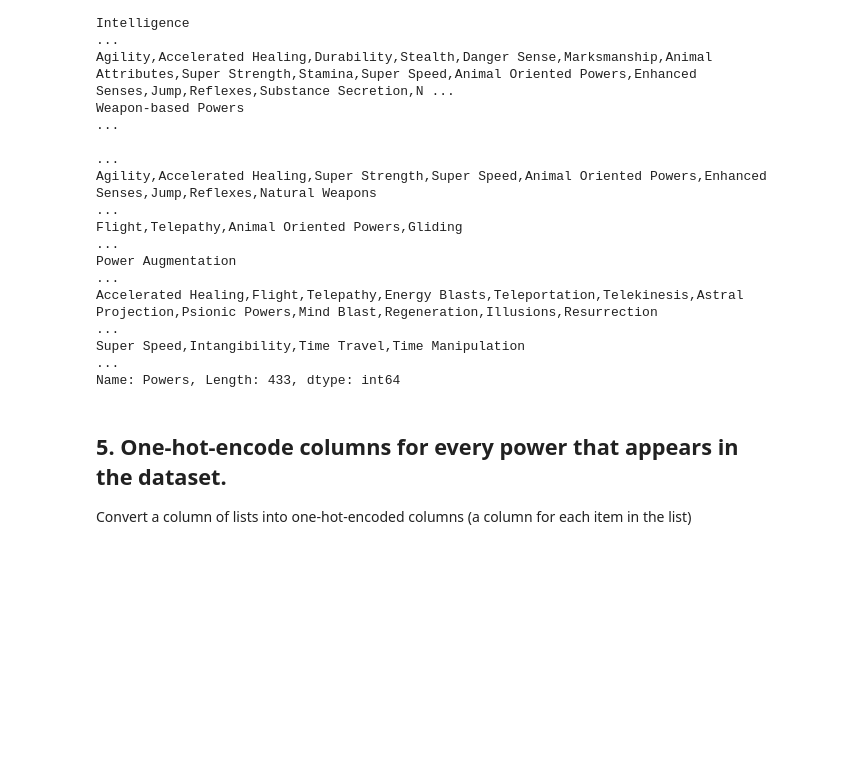
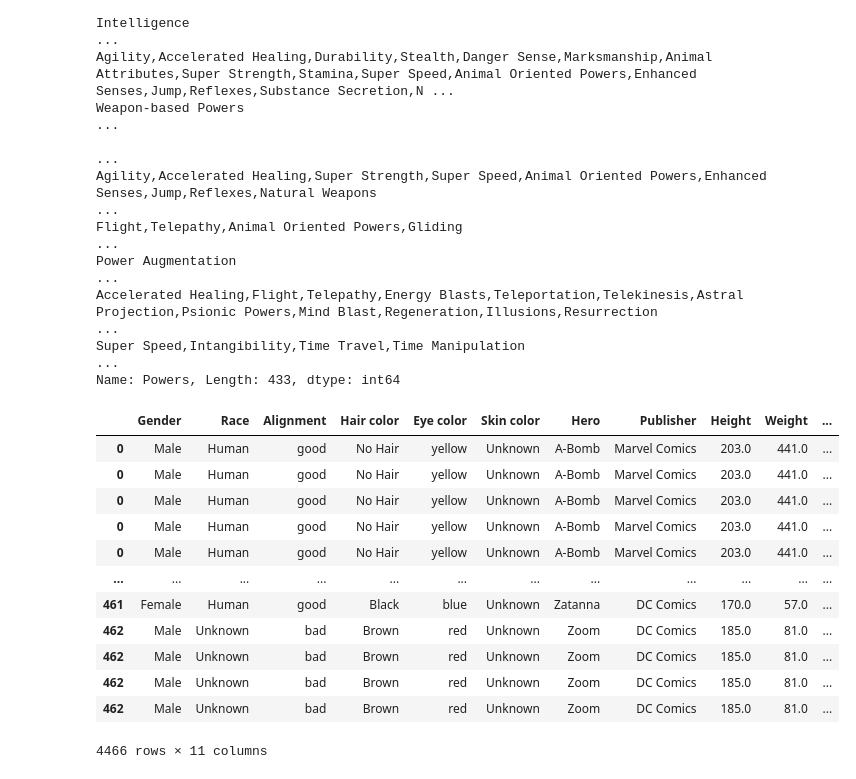
Before and after one commit to ericakitano/data-enrichment-week-14-core-assignment-2---Applying-Advanced-Transformations, a Jupyter notebook: Applying Advanced Transformations (Core).ipynb, the cells around one changed output. Cells and saved outputs as stored; diff of their text form; code cells hidden in the pictures; blank space fills up the shorter version.

```diff
--- a/Applying Advanced Transformations (Core).ipynb
+++ b/Applying Advanced Transformations (Core).ipynb
@@ -210,3 +212,5 @@ info['Weight'].head()
 Name: Weight, dtype: object
 # %% [markdown]
 ### 2.5 Convert dtype of values in "Height" and "Weight" columns to numerical
+# %%
+info['Height'] = info['Height'].astype(float)
@@ -371,4 +346,0 @@ hero.head()
-# %% [markdown]
-## 5. One-hot-encode columns for every power that appears in the dataset.
-
-Convert a column of lists into one-hot-encoded columns (a column for each item in the list)
@@ -383,0 +351,16 @@ preprocessor = make_column_transformer(ohe, ohe_cols)
+# %%
+hero
+# %% [output]
+|  | Gender | Race | Alignment | Hair color | Eye color | Skin color | Hero | Publisher | Height | Weight | ... |
+| 0 | Male | Human | good | No Hair | yellow | Unknown | A-Bomb | Marvel Comics | 203.0 | 441.0 | ... |
+| 0 | Male | Human | good | No Hair | yellow | Unknown | A-Bomb | Marvel Comics | 203.0 | 441.0 | ... |
+| 0 | Male | Human | good | No Hair | yellow | Unknown | A-Bomb | Marvel Comics | 203.0 | 441.0 | ... |
+| 0 | Male | Human | good | No Hair | yellow | Unknown | A-Bomb | Marvel Comics | 203.0 | 441.0 | ... |
+| 0 | Male | Human | good | No Hair | yellow | Unknown | A-Bomb | Marvel Comics | 203.0 | 441.0 | ... |
+| ... | ... | ... | ... | ... | ... | ... | ... | ... | ... | ... | ... |
+| 461 | Female | Human | good | Black | blue | Unknown | Zatanna | DC Comics | 170.0 | 57.0 | ... |
+| 462 | Male | Unknown | bad | Brown | red | Unknown | Zoom | DC Comics | 185.0 | 81.0 | ... |
+| 462 | Male | Unknown | bad | Brown | red | Unknown | Zoom | DC Comics | 185.0 | 81.0 | ... |
+| 462 | Male | Unknown | bad | Brown | red | Unknown | Zoom | DC Comics | 185.0 | 81.0 | ... |
+| 462 | Male | Unknown | bad | Brown | red | Unknown | Zoom | DC Comics | 185.0 | 81.0 | ... |
+4466 rows × 11 columns
```
Also changed, not shown: parts of 34 cells of this notebook.
